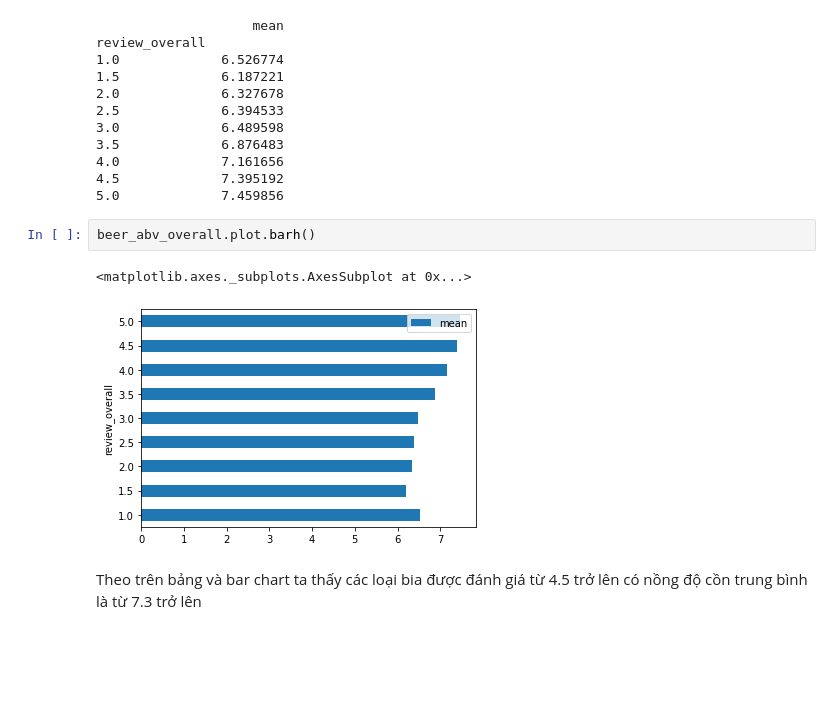
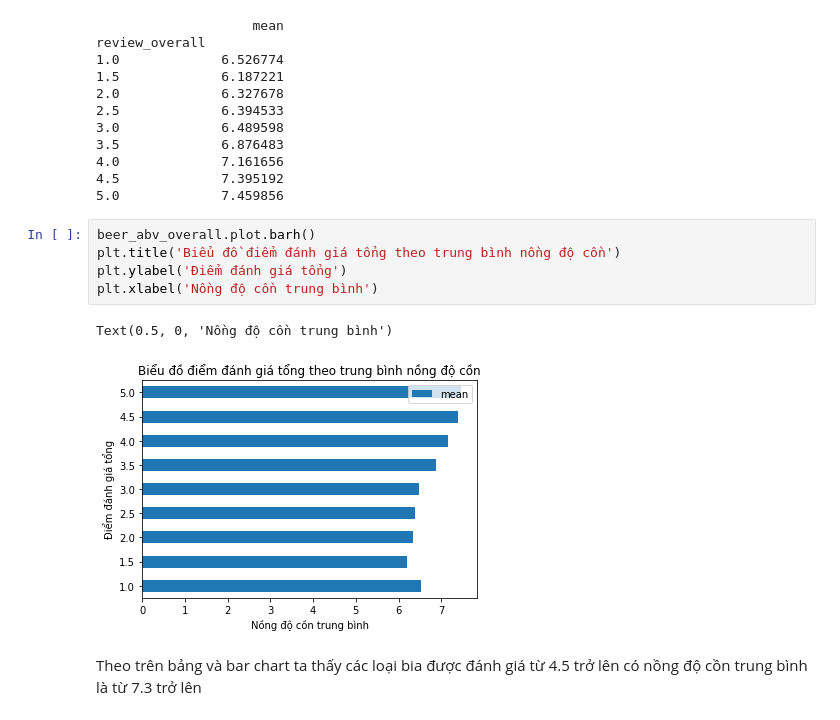
Before and after one commit to hts7117/LTKHDL_DACK, a Jupyter notebook: 1712718-HuynhThanhSang.ipynb, the cells around one changed output. Drawn from its saved outputs; the diff is of its cells as text; blank space fills up the shorter version.

```diff
--- a/1712718-HuynhThanhSang.ipynb
+++ b/1712718-HuynhThanhSang.ipynb
@@ -333,11 +336,14 @@ review_overall
 4.0             7.161656
 4.5             7.395192
 5.0             7.459856
-# %%
-beer_abv_overall.plot.barh()
-# %% [output]
-<matplotlib.axes._subplots.AxesSubplot at 0x...>
-[figure, removed]
+# %%
+beer_abv_overall.plot.barh()
+plt.title('Biểu đồ điểm đánh giá tổng theo trung bình nồng độ cồn')
+plt.ylabel('Điểm đánh giá tổng')
+plt.xlabel('Nồng độ cồn trung bình')
+# %% [output]
+Text(0.5, 0, 'Nồng độ cồn trung bình')
+[figure, added]
 # %% [markdown]
 Theo trên bảng và bar chart ta thấy các loại bia được đánh giá từ 4.5 trở lên có nồng độ cồn trung bình là từ 7.3 trở lên
 # %%
```
Also changed, not shown: parts of 9 cells of this notebook.
